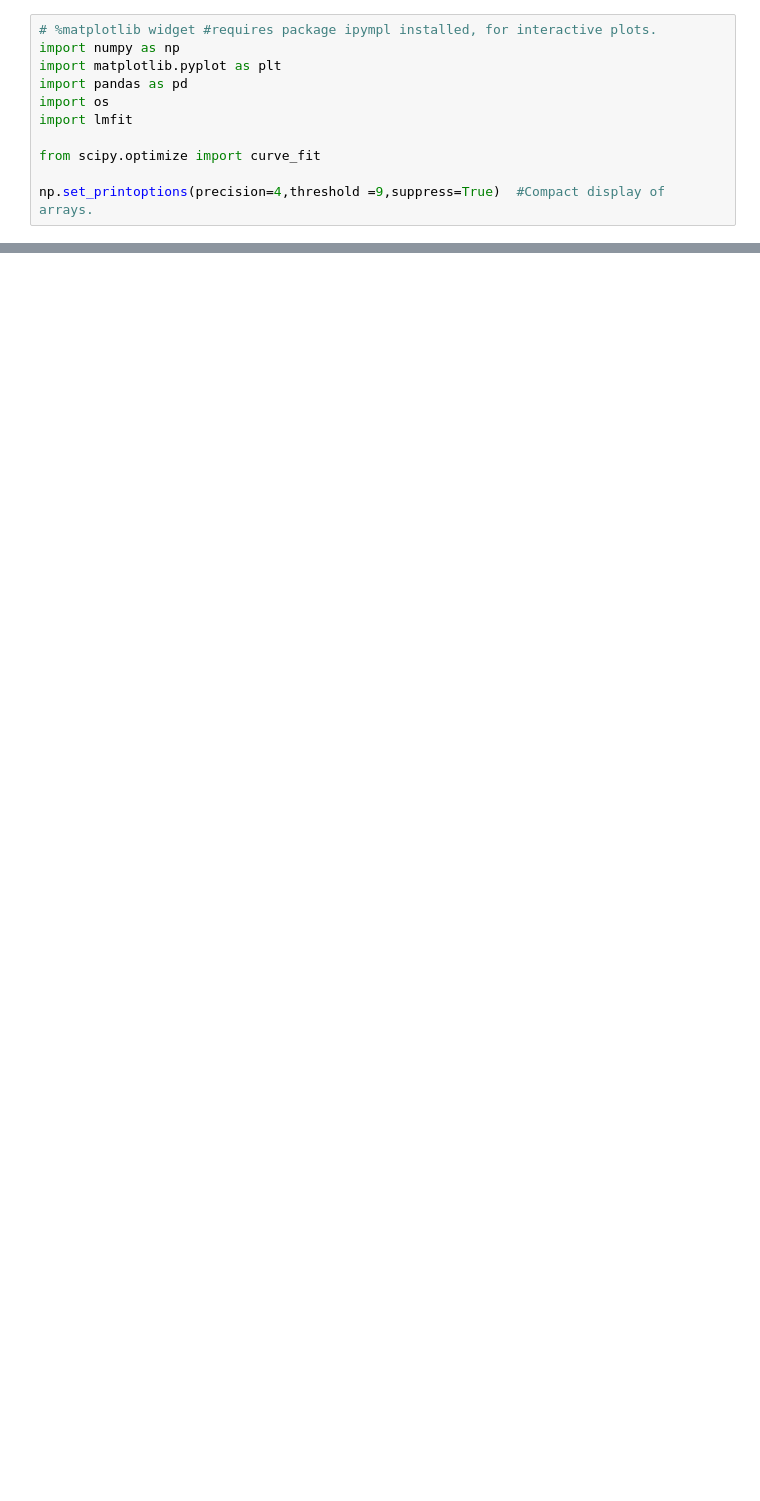
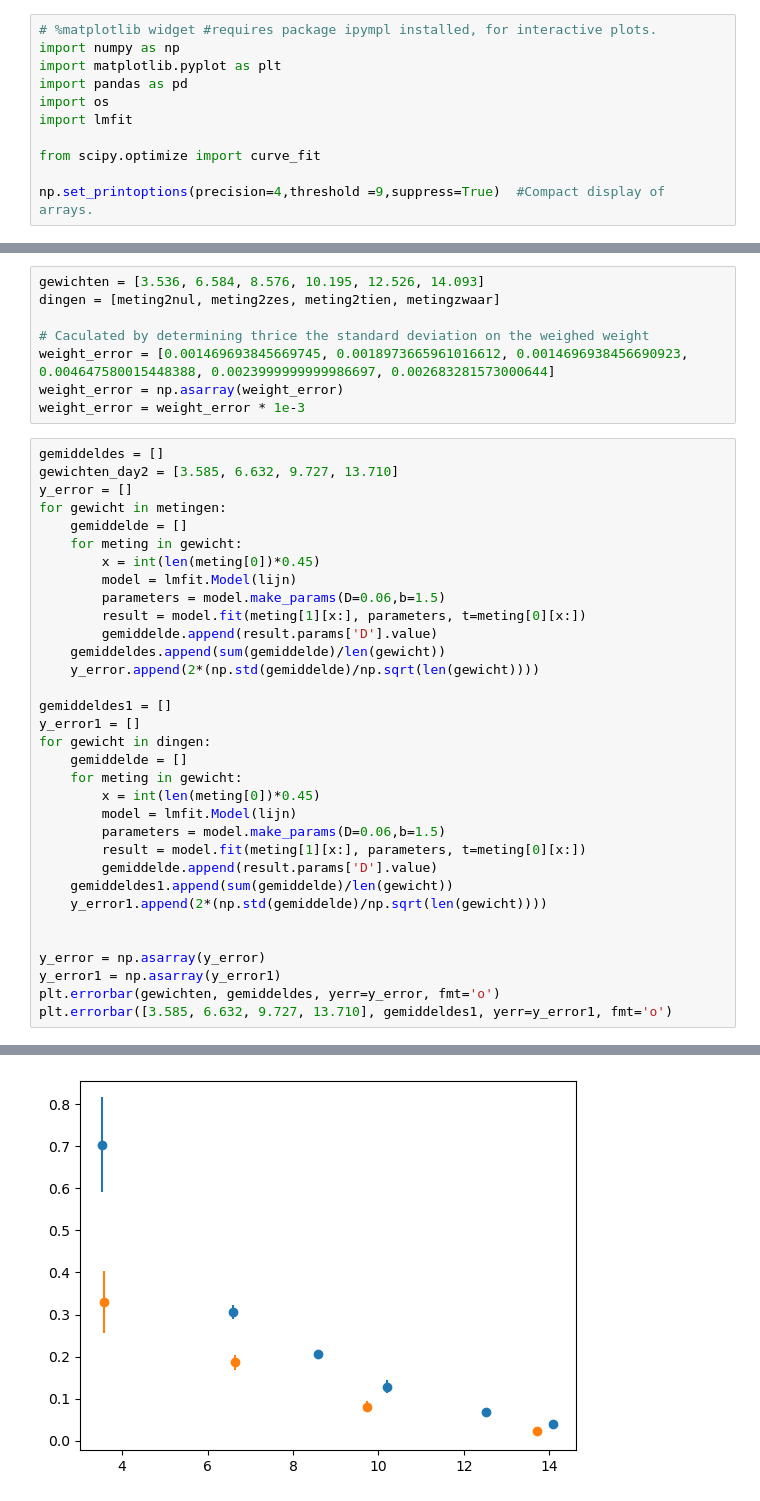
Before and after one commit to JarodTodd/Hydro-Ilja-Jarod, a Jupyter notebook: test.ipynb, the cells around one changed output, grey strips where cells are left out. Drawn from its saved outputs; the diff is of its cells as text; blank space fills up the shorter version.

```diff
--- a/test.ipynb
+++ b/test.ipynb
@@ -59,0 +100,42 @@ result.plot(datafmt='-')
+# %%
+gewichten = [3.536, 6.584, 8.576, 10.195, 12.526, 14.093]
+dingen = [meting2nul, meting2zes, meting2tien, metingzwaar]
+
+# Caculated by determining thrice the standard deviation on the weighed weight
+weight_error = [0.001469693845669745, 0.0018973665961016612, 0.0014696938456690923, 0.004647580015448388, 0.0023999999999986697, 0.002683281573000644]
+weight_error = np.asarray(weight_error)
+weight_error = weight_error * 1e-3
+# %%
+gemiddeldes = []
+gewichten_day2 = [3.585, 6.632, 9.727, 13.710]
+y_error = []
+for gewicht in metingen:
+    gemiddelde = []
+    for meting in gewicht:
+        x = int(len(meting[0])*0.45)
+        model = lmfit.Model(lijn)
+        parameters = model.make_params(D=0.06,b=1.5)
+        result = model.fit(meting[1][x:], parameters, t=meting[0][x:])
+        gemiddelde.append(result.params['D'].value)
+    gemiddeldes.append(sum(gemiddelde)/len(gewicht))
+    y_error.append(2*(np.std(gemiddelde)/np.sqrt(len(gewicht))))
+
+gemiddeldes1 = []
+y_error1 = []
+for gewicht in dingen:
+    gemiddelde = []
+    for meting in gewicht:
+        x = int(len(meting[0])*0.45)
+        model = lmfit.Model(lijn)
+        parameters = model.make_params(D=0.06,b=1.5)
+        result = model.fit(meting[1][x:], parameters, t=meting[0][x:])
+        gemiddelde.append(result.params['D'].value)
+    gemiddeldes1.append(sum(gemiddelde)/len(gewicht))
+    y_error1.append(2*(np.std(gemiddelde)/np.sqrt(len(gewicht))))
+
+
+y_error = np.asarray(y_error)
+y_error1 = np.asarray(y_error1)
+plt.errorbar(gewichten, gemiddeldes, yerr=y_error, fmt='o')
+plt.errorbar([3.585, 6.632, 9.727, 13.710], gemiddeldes1, yerr=y_error1, fmt='o')
+# %% [output]
@@ -59,0 +143 @@ result.plot(datafmt='-')
+[figure, added]
```
Also changed, not shown: parts of 14 cells of this notebook, 58 other files.
